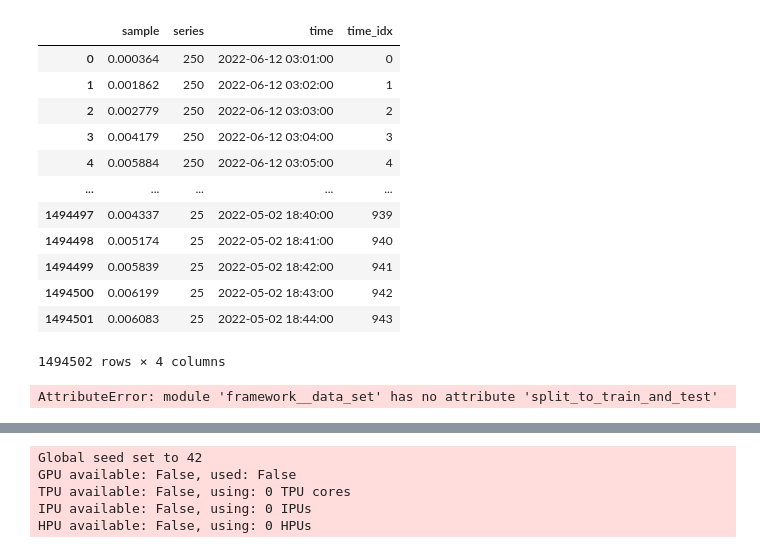
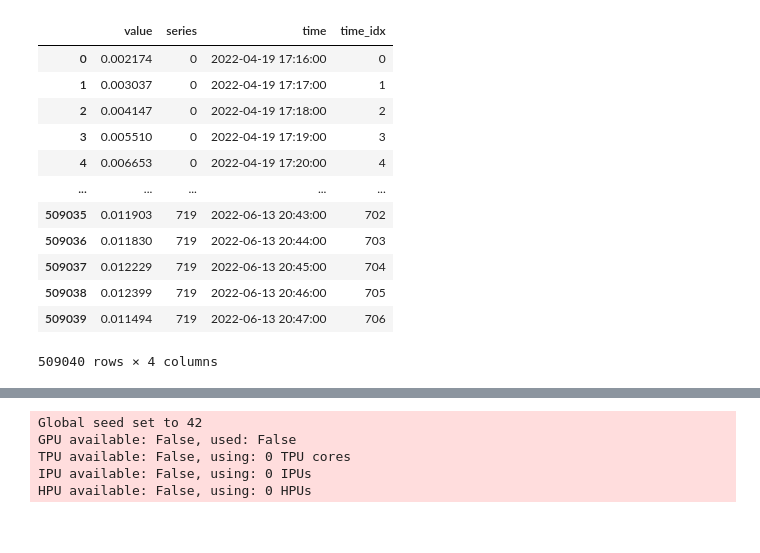
Before and after one commit to AdiY10/AppLearner, a Jupyter notebook: Notebooks/_deepar_first_concept.ipynb, the cells around one changed output, grey strips where cells are left out. Saved outputs shown, nothing was run; the diff lists cells and outputs as text; code cells hidden in the pictures.

```diff
--- a/Notebooks/_deepar_first_concept.ipynb
+++ b/Notebooks/_deepar_first_concept.ipynb
@@ -27,17 +28,0 @@ train, test = dataset.split_to_train_and_test(20)
-# %%
-data = pd.concat(train,ignore_index=True)
-data
-# %% [output]
-|  | sample | series | time | time_idx |
-| 0 | 0.000364 | 250 | 2022-06-12 03:01:00 | 0 |
-| 1 | 0.001862 | 250 | 2022-06-12 03:02:00 | 1 |
-| 2 | 0.002779 | 250 | 2022-06-12 03:03:00 | 2 |
-| 3 | 0.004179 | 250 | 2022-06-12 03:04:00 | 3 |
-| 4 | 0.005884 | 250 | 2022-06-12 03:05:00 | 4 |
-| ... | ... | ... | ... | ... |
-| 1494497 | 0.004337 | 25 | 2022-05-02 18:40:00 | 939 |
-| 1494498 | 0.005174 | 25 | 2022-05-02 18:41:00 | 940 |
-| 1494499 | 0.005839 | 25 | 2022-05-02 18:42:00 | 941 |
-| 1494500 | 0.006199 | 25 | 2022-05-02 18:43:00 | 942 |
-| 1494501 | 0.006083 | 25 | 2022-05-02 18:44:00 | 943 |
-1494502 rows × 4 columns
@@ -49,4 +28,0 @@ warnings.filterwarnings("ignore")
-# %%
-ds.split_to_train_and_test(data)
-# %% [output]
-AttributeError: module 'framework__data_set' has no attribute 'split_to_train_and_test'
@@ -53,3 +34,22 @@ AttributeError: module 'framework__data_set' has no attribute 'split_to_train_an
+# %%
+data = pd.concat(x,ignore_index=True)
+data.rename(columns = {'sample':'value'}, inplace = True)
+data = data.astype(dict(series=str))
+data
+# %% [output]
+|  | value | series | time | time_idx |
+| 0 | 0.002174 | 0 | 2022-04-19 17:16:00 | 0 |
+| 1 | 0.003037 | 0 | 2022-04-19 17:17:00 | 1 |
+| 2 | 0.004147 | 0 | 2022-04-19 17:18:00 | 2 |
+| 3 | 0.005510 | 0 | 2022-04-19 17:19:00 | 3 |
+| 4 | 0.006653 | 0 | 2022-04-19 17:20:00 | 4 |
+| ... | ... | ... | ... | ... |
+| 509035 | 0.011903 | 719 | 2022-06-13 20:43:00 | 702 |
+| 509036 | 0.011830 | 719 | 2022-06-13 20:44:00 | 703 |
+| 509037 | 0.012229 | 719 | 2022-06-13 20:45:00 | 704 |
+| 509038 | 0.012399 | 719 | 2022-06-13 20:46:00 | 705 |
+| 509039 | 0.011494 | 719 | 2022-06-13 20:47:00 | 706 |
+509040 rows × 4 columns
 # %%
 # data = generate_ar_data(seasonality=10.0, timesteps=400, n_series=100, seed=42)
 # data["static"] = 2
```
Also changed, not shown: parts of 15 cells of this notebook.
